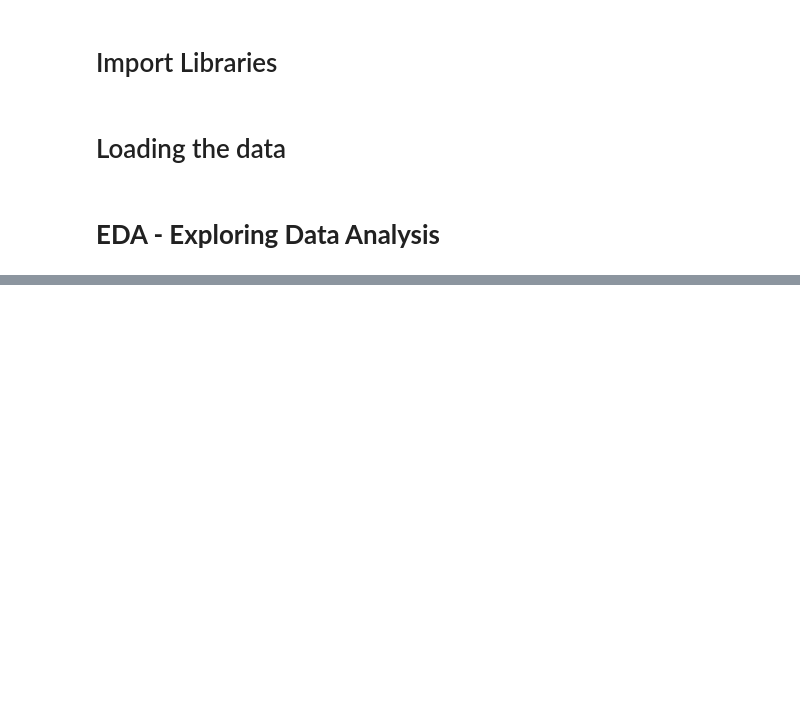
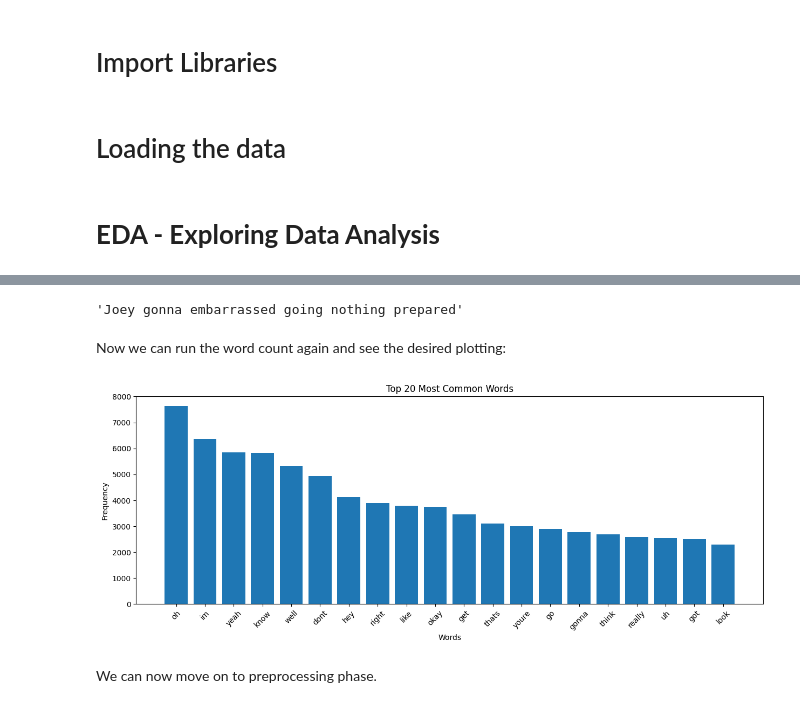
Before and after one commit to EitanBakirov/advanced-ml-dl-course, a Jupyter notebook: Assignment II - NLP/Assignment_II_Group_4.ipynb, the cells around one changed output, grey strips where cells are left out. Saved outputs shown, nothing was run; the diff lists cells and outputs as text; code cells hidden in the pictures; blank space fills up the shorter version.

```diff
--- a/Assignment II - NLP/Assignment_II_Group_4.ipynb
+++ b/Assignment II - NLP/Assignment_II_Group_4.ipynb
@@ -98,0 +231,5 @@ plt.show()
+# %%
+nltk.download('stopwords')
+stopword_list = nltk.corpus.stopwords.words('english')
+print('Number of English stop words:', len(stopword_list))
+print(stopword_list[:5])
@@ -98,0 +244,2 @@ plt.show()
+# %%
+tokenizer = ToktokTokenizer()
@@ -98,0 +264,28 @@ plt.show()
+# %%
+# Adding a progress bar to the output
+tqdm.pandas()
+
+def remove_stopwords(text, is_lower_case=False):
+    tokens = tokenizer.tokenize(text)
+    tokens = [token.strip() for token in tokens]
+    if is_lower_case:
+        filtered_tokens = [token for token in tokens if token not in stopword_list]
+    else:
+        filtered_tokens = [token for token in tokens if token.lower() not in stopword_list]
+    filtered_text = ' '.join(filtered_tokens)
+    return filtered_text
+# %%
+# Apply function on review column
+df['Dialogue'] = df['Dialogue'].progress_apply(remove_stopwords)
+# %%
+df.iloc[1, 0]
+# %% [output]
+'Joey gonna embarrassed going nothing prepared'
+# %% [markdown]
+Now we can run the word count again and see the desired plotting:
+# %%
+count_words_custom(df['Dialogue'])
+# %% [output]
+[figure, added]
+# %% [markdown]
+We can now move on to preprocessing phase.
```
Also changed, not shown: parts of 26 cells of this notebook.
